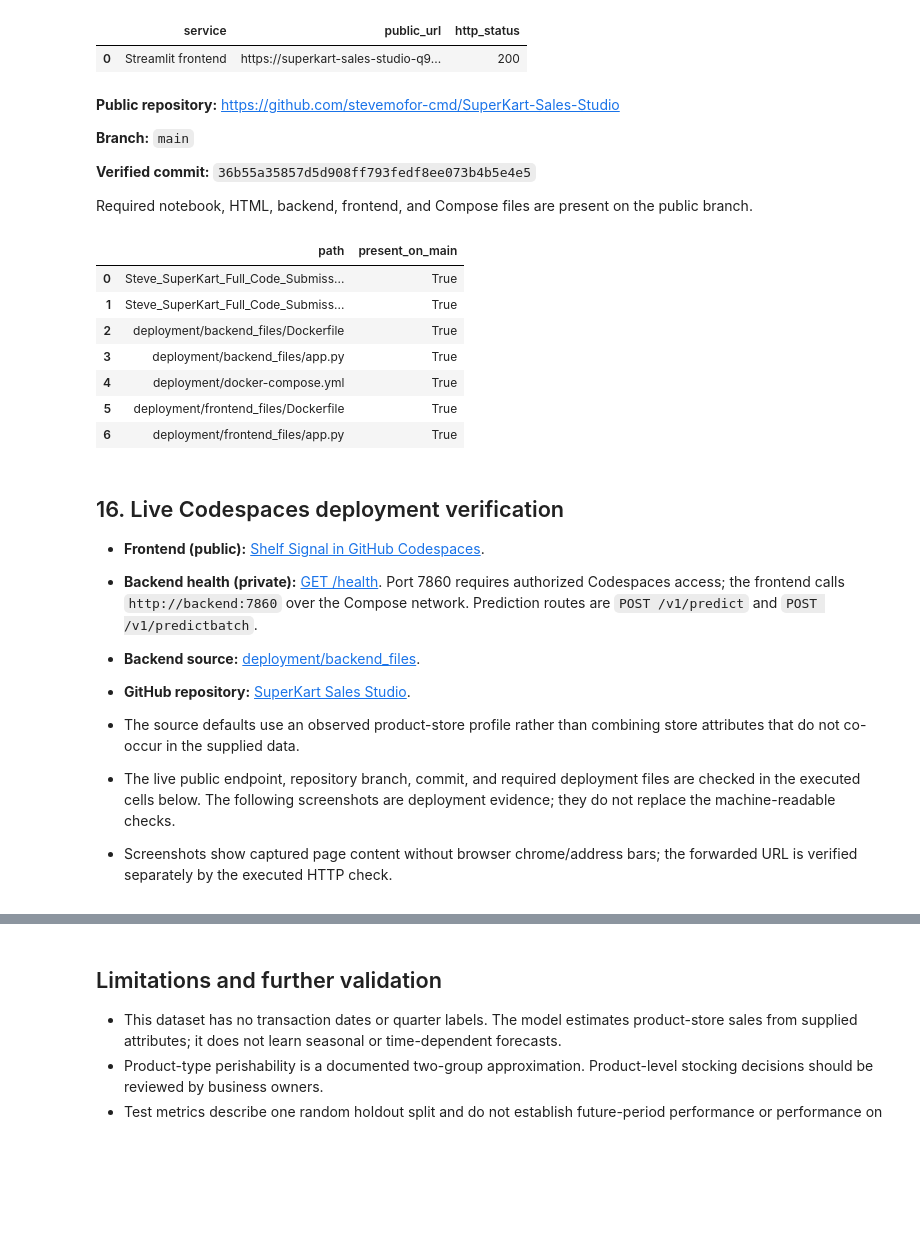
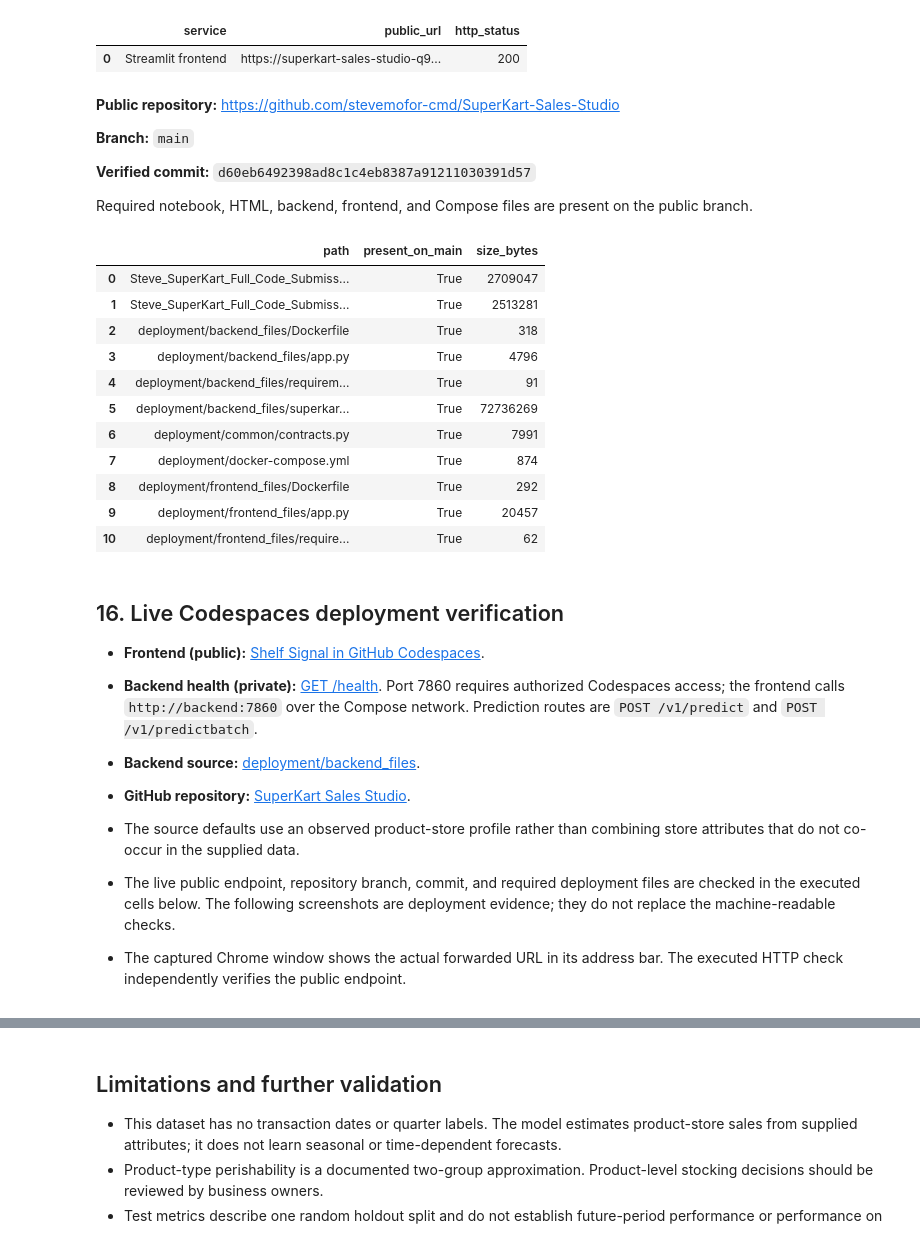
Before and after one commit to stevemofor-cmd/SuperKart-Sales-Studio, a Jupyter notebook: Steve_SuperKart_Full_Code_Submission.ipynb, the cells around one changed output, grey strips where cells are left out. Saved outputs shown, nothing was run; the diff lists cells and outputs as text; code cells hidden in the pictures; blank space fills up the shorter version.

Commit message:
Complete SuperKart notebook review fixes
Co-authored-by: Copilot <223556219+Copilot@users.noreply.github.com>

```diff
--- a/Steve_SuperKart_Full_Code_Submission.ipynb
+++ b/Steve_SuperKart_Full_Code_Submission.ipynb
@@ -1191,43 +1219,51 @@ repo_slug = 'stevemofor-cmd/SuperKart-Sales-Studio'
 repo_api = f'https://api.github.com/repos/{repo_slug}'
 def github_json(url):
     request = urllib.request.Request(url, headers={'Accept': 'application/vnd.github+json', 'User-Agent': 'SuperKart-submission-check'})
     with urllib.request.urlopen(request, timeout=30) as response:
         return json.load(response)
 repo_metadata = github_json(repo_api)
 main_branch = github_json(f'{repo_api}/branches/main')
 main_sha = main_branch['commit']['sha']
 tree = github_json(f'{repo_api}/git/trees/{main_sha}?recursive=1')['tree']
 public_paths = {item['path'] for item in tree if item.get('type') == 'blob'}
 required_public_paths = {
     'Steve_SuperKart_Full_Code_Submission.ipynb',
     'Steve_SuperKart_Full_Code_Submission.html',
     'deployment/docker-compose.yml',
     'deployment/backend_files/Dockerfile',
     'deployment/frontend_files/Dockerfile',
     'deployment/backend_files/app.py',
     'deployment/frontend_files/app.py',
+    'deployment/backend_files/superkart_model.joblib',
+    'deployment/common/contracts.py',
+    'deployment/backend_files/requirements.txt',
+    'deployment/frontend_files/requirements.txt',
 }
 missing_public_paths = sorted(required_public_paths - public_paths)
 if missing_public_paths:
     raise RuntimeError(f'Missing required files on public main: {missing_public_paths}')
 display(Markdown(f"**Public repository:** https://github.com/{repo_slug}\n\n**Branch:** `main`\n\n**Verified commit:** `{main_sha}`\n\nRequired notebook, HTML, backend, frontend, and Compose files are present on the public branch."))
-display(pd.DataFrame({'path': sorted(required_public_paths), 'present_on_main': [path in public_paths for path in sorted(required_public_paths)]}))
+display(pd.DataFrame({'path': sorted(required_public_paths), 'present_on_main': [path in public_paths for path in sorted(required_public_paths)], 'size_bytes': [next((item.get('size') for item in tree if item.get('path') == path), None) for path in sorted(required_public_paths)]}))
 # %% [output]
 **Public repository:** https://github.com/stevemofor-cmd/SuperKart-Sales-Studio
 
 **Branch:** `main`
 
-**Verified commit:** `36b55a35857d5d908ff793fedf8ee073b4b5e4e5`
+**Verified commit:** `d60eb6492398ad8c1c4eb8387a91211030391d57`
 
 Required notebook, HTML, backend, frontend, and Compose files are present on the public branch.
-|  | path | present_on_main |
-| 0 | Steve_SuperKart_Full_Code_Submiss... | True |
-| 1 | Steve_SuperKart_Full_Code_Submiss... | True |
-| 2 | deployment/backend_files/Dockerfile | True |
-| 3 | deployment/backend_files/app.py | True |
-| 4 | deployment/docker-compose.yml | True |
-| 5 | deployment/frontend_files/Dockerfile | True |
-| 6 | deployment/frontend_files/app.py | True |
+|  | path | present_on_main | size_bytes |
+| 0 | Steve_SuperKart_Full_Code_Submiss... | True | 2709047 |
+| 1 | Steve_SuperKart_Full_Code_Submiss... | True | 2513281 |
+| 2 | deployment/backend_files/Dockerfile | True | 318 |
+| 3 | deployment/backend_files/app.py | True | 4796 |
+| 4 | deployment/backend_files/requirem... | True | 91 |
+| 5 | deployment/backend_files/superkar... | True | 72736269 |
+| 6 | deployment/common/contracts.py | True | 7991 |
+| 7 | deployment/docker-compose.yml | True | 874 |
+| 8 | deployment/frontend_files/Dockerfile | True | 292 |
+| 9 | deployment/frontend_files/app.py | True | 20457 |
+| 10 | deployment/frontend_files/require... | True | 62 |
 # %% [markdown]
 ## 16. Live Codespaces deployment verification
 
@@ -1238,7 +1274,7 @@ Required notebook, HTML, backend, frontend, and Compose files are present on the
 - The source defaults use an observed product-store profile rather than combining store attributes that do not co-occur in the supplied data.
 - The live public endpoint, repository branch, commit, and required deployment files are checked in the executed cells below. The following screenshots are deployment evidence; they do not replace the machine-readable checks.
 
-- Screenshots show captured page content without browser chrome/address bars; the forwarded URL is verified separately by the executed HTTP check.
+- The captured Chrome window shows the actual forwarded URL in its address bar. The executed HTTP check independently verifies the public endpoint.
 # %%
 from IPython.display import HTML
 
```
Also changed, not shown: parts of 7 cells of this notebook, 1 other file.
